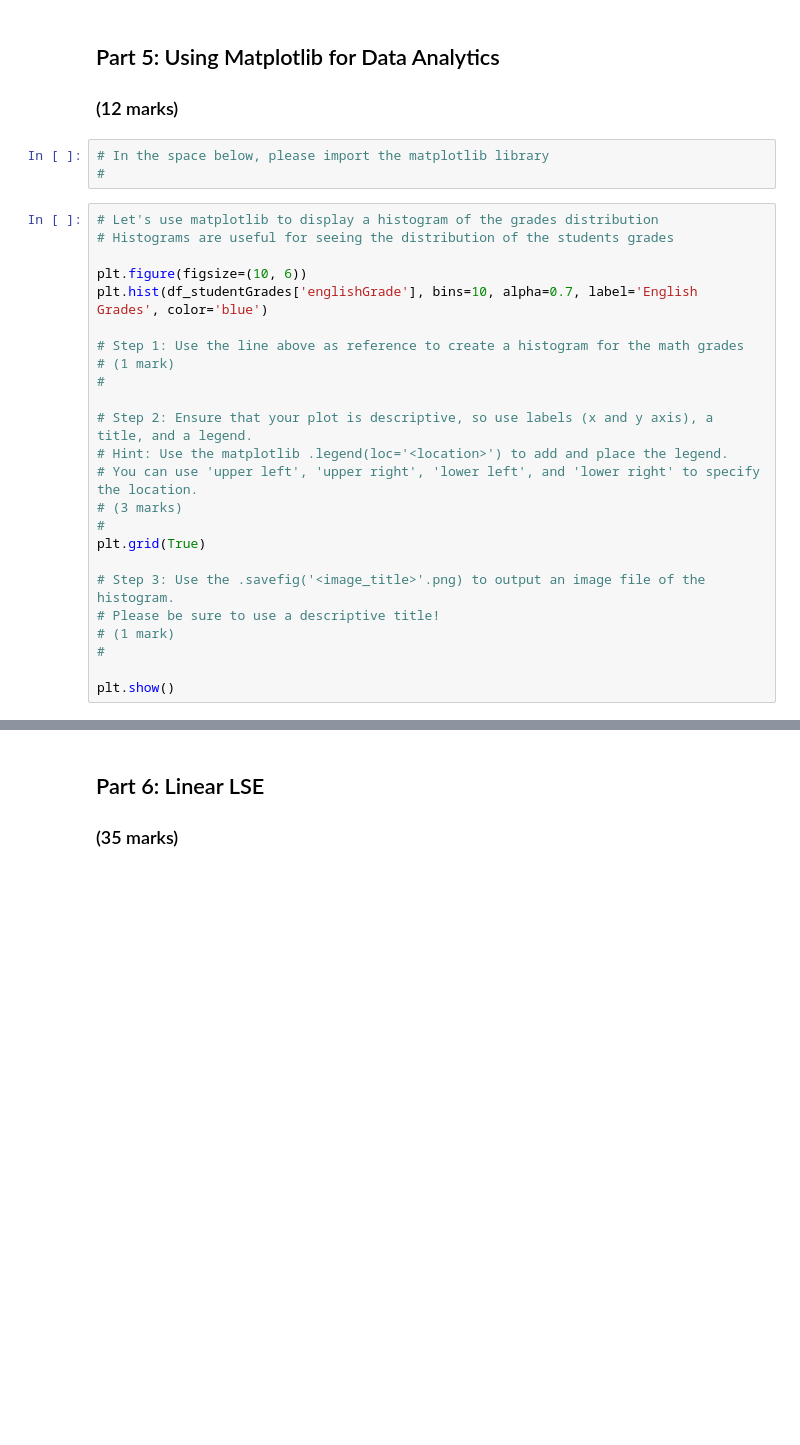
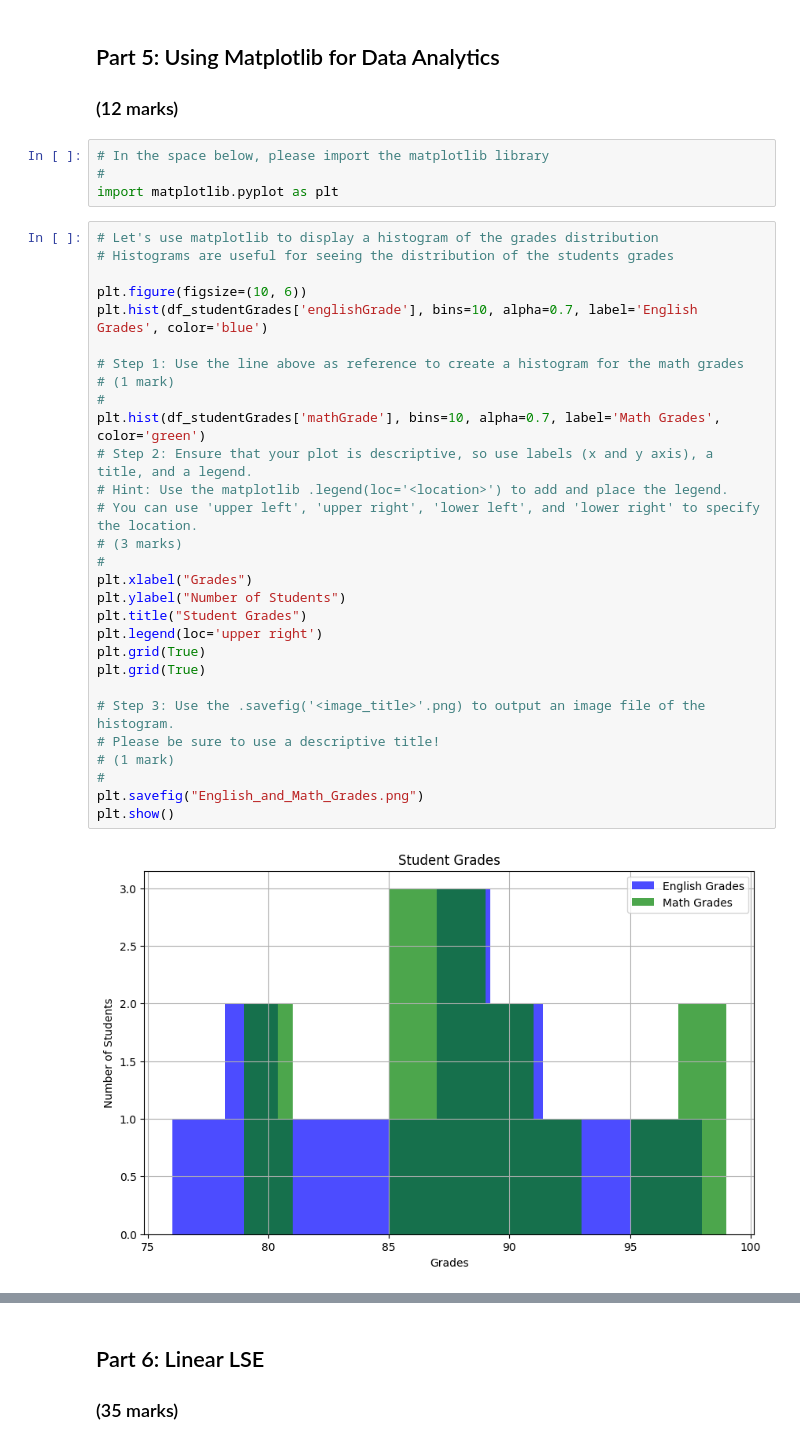
Before and after one commit to caydincleland/ENGG680_2025_Fall_group8Fork, a Jupyter notebook: Lab_Assignment1/Assignment1.ipynb, the cells around one changed output, grey strips where cells are left out. Drawn from its saved outputs; the diff is of its cells as text; blank space fills up the shorter version.

```diff
--- a/Lab_Assignment1/Assignment1.ipynb
+++ b/Lab_Assignment1/Assignment1.ipynb
@@ -714,30 +714,38 @@ newIndex
 # %%
 # In the space below, please import the matplotlib library
 #
+import matplotlib.pyplot as plt
 # %%
 # Let's use matplotlib to display a histogram of the grades distribution
 # Histograms are useful for seeing the distribution of the students grades
 
 plt.figure(figsize=(10, 6))
 plt.hist(df_studentGrades['englishGrade'], bins=10, alpha=0.7, label='English Grades', color='blue')
 
 # Step 1: Use the line above as reference to create a histogram for the math grades
 # (1 mark)
 #
-
+plt.hist(df_studentGrades['mathGrade'], bins=10, alpha=0.7, label='Math Grades', color='green')
 # Step 2: Ensure that your plot is descriptive, so use labels (x and y axis), a title, and a legend.
 # Hint: Use the matplotlib .legend(loc='<location>') to add and place the legend.
 # You can use 'upper left', 'upper right', 'lower left', and 'lower right' to specify the location.
 # (3 marks)
 #
+plt.xlabel("Grades")
+plt.ylabel("Number of Students")
+plt.title("Student Grades")
+plt.legend(loc='upper right')
+plt.grid(True)
 plt.grid(True)
 
 # Step 3: Use the .savefig('<image_title>'.png) to output an image file of the histogram.
 # Please be sure to use a descriptive title!
 # (1 mark)
 #
-
+plt.savefig("English_and_Math_Grades.png")
 plt.show()
+# %% [output]
+[figure, added]
 # %%
 # Let's also use matplotlib to display a scatter plot of English vs. Math grades
 # Scatter plots are useful for seeing the relationship between two variables
```
Also changed, not shown: parts of 2 cells of this notebook.
